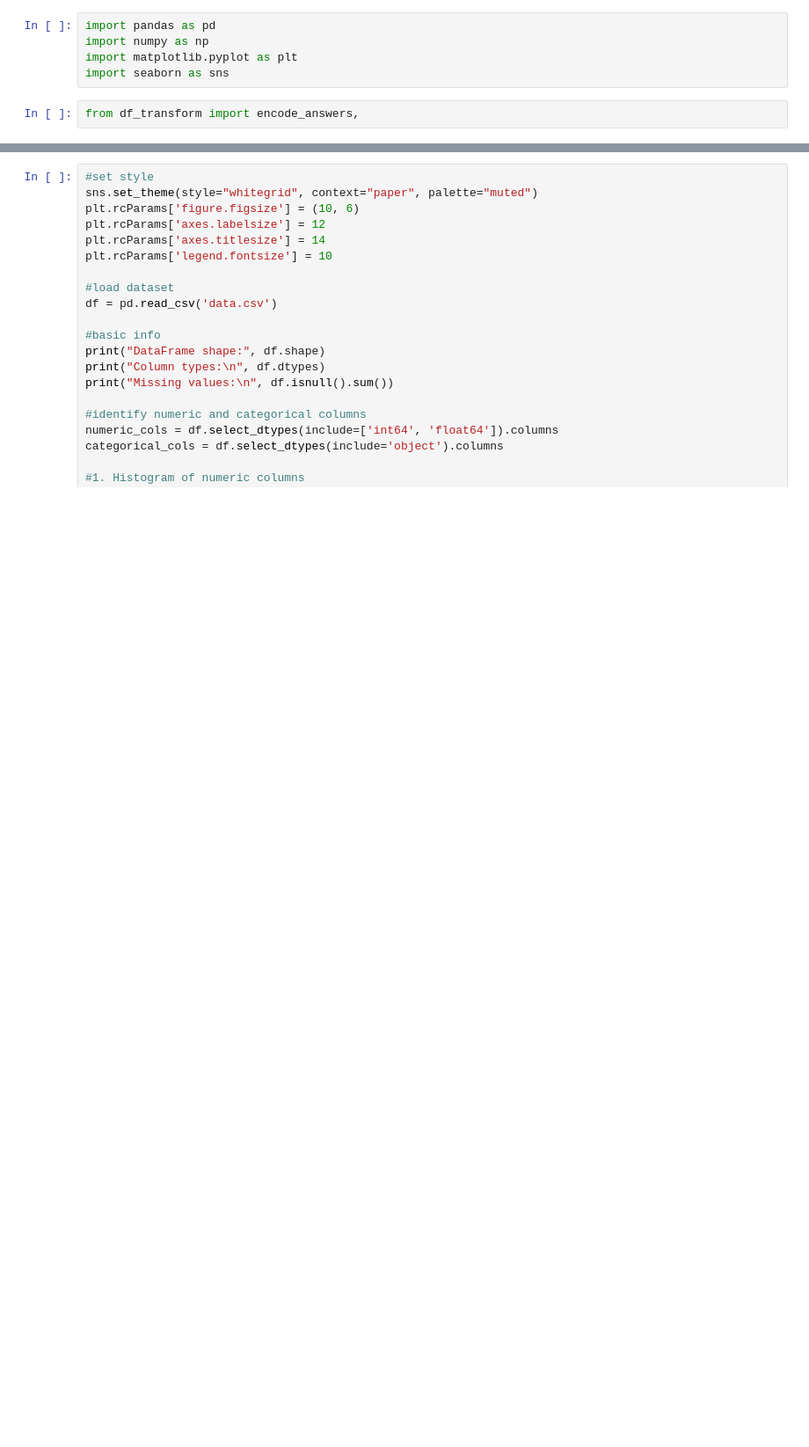
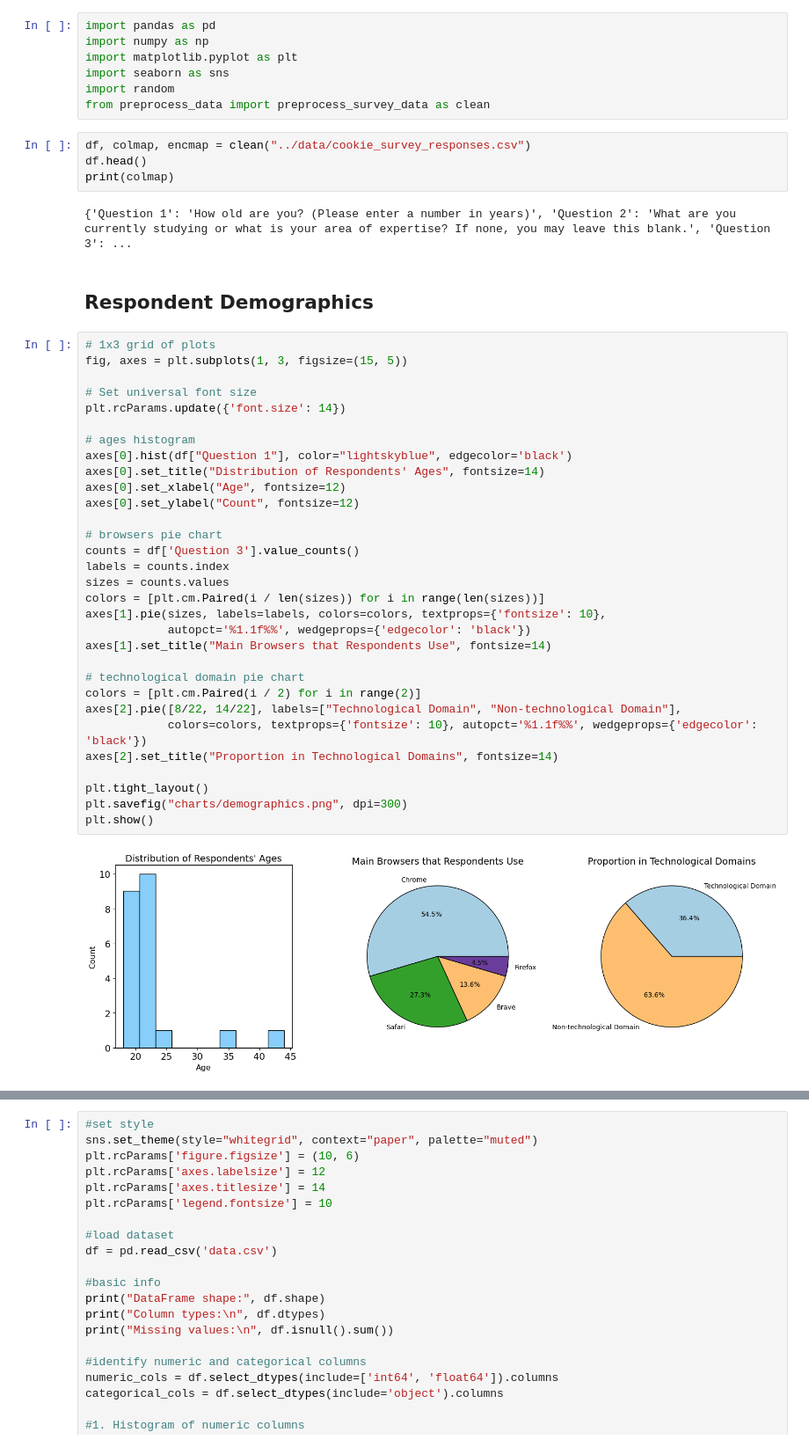
Before and after one commit to TheShai81/data259-cookies, a Jupyter notebook: scripts/visualizations.ipynb, the cells around one changed output, grey strips where cells are left out. Shown at 88% size. Cells and saved outputs as stored; diff of their text form; blank space fills up the shorter version.

Commit message:
Added code for the brainstormed visualizations

```diff
--- a/scripts/visualizations.ipynb
+++ b/scripts/visualizations.ipynb
@@ -3,5 +3,46 @@ import pandas as pd
 import numpy as np
 import matplotlib.pyplot as plt
 import seaborn as sns
+import random
+from preprocess_data import preprocess_survey_data as clean
-# %%
-from df_transform import encode_answers,
+# %%
+df, colmap, encmap = clean("../data/cookie_survey_responses.csv")
+df.head()
+print(colmap)
+# %% [output]
+{'Question 1': 'How old are you? (Please enter a number in years)', 'Question 2': 'What are you currently studying or what is your area of expertise? If none, you may leave this blank.', 'Question 3': ...
+# %% [markdown]
+## Respondent Demographics
+# %%
+# 1x3 grid of plots
+fig, axes = plt.subplots(1, 3, figsize=(15, 5))
+
+# Set universal font size
+plt.rcParams.update({'font.size': 14})
+
+# ages histogram
+axes[0].hist(df["Question 1"], color="lightskyblue", edgecolor='black')
+axes[0].set_title("Distribution of Respondents' Ages", fontsize=14)
+axes[0].set_xlabel("Age", fontsize=12)
+axes[0].set_ylabel("Count", fontsize=12)
+
+# browsers pie chart
+counts = df['Question 3'].value_counts()
+labels = counts.index
+sizes = counts.values
+colors = [plt.cm.Paired(i / len(sizes)) for i in range(len(sizes))]
+axes[1].pie(sizes, labels=labels, colors=colors, textprops={'fontsize': 10},
+            autopct='%1.1f%%', wedgeprops={'edgecolor': 'black'})
+axes[1].set_title("Main Browsers that Respondents Use", fontsize=14)
+
+# technological domain pie chart
+colors = [plt.cm.Paired(i / 2) for i in range(2)]
+axes[2].pie([8/22, 14/22], labels=["Technological Domain", "Non-technological Domain"],
+            colors=colors, textprops={'fontsize': 10}, autopct='%1.1f%%', wedgeprops={'edgecolor': 'black'})
+axes[2].set_title("Proportion in Technological Domains", fontsize=14)
+
+plt.tight_layout()
+plt.savefig("charts/demographics.png", dpi=300)
+plt.show()
+# %% [output]
+[figure, added]
```
Also changed, not shown: parts of 15 cells of this notebook, 1 other file.
